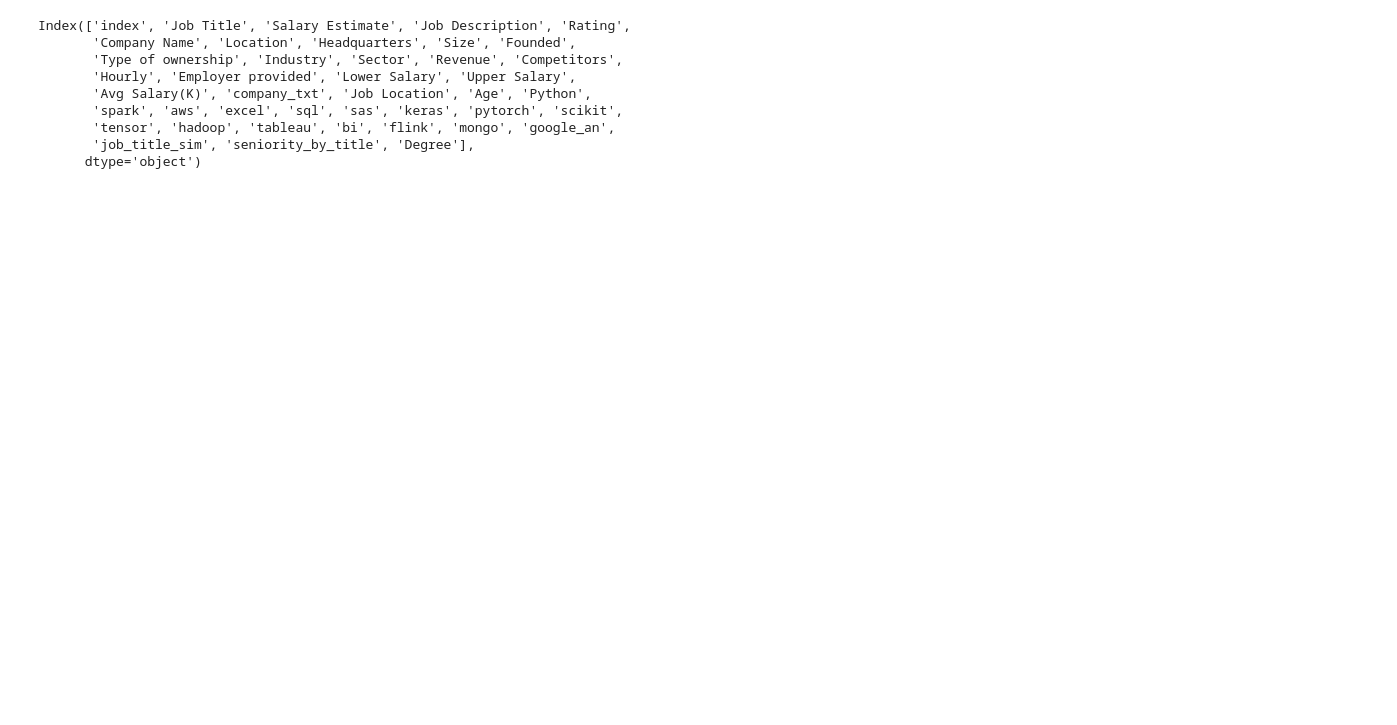
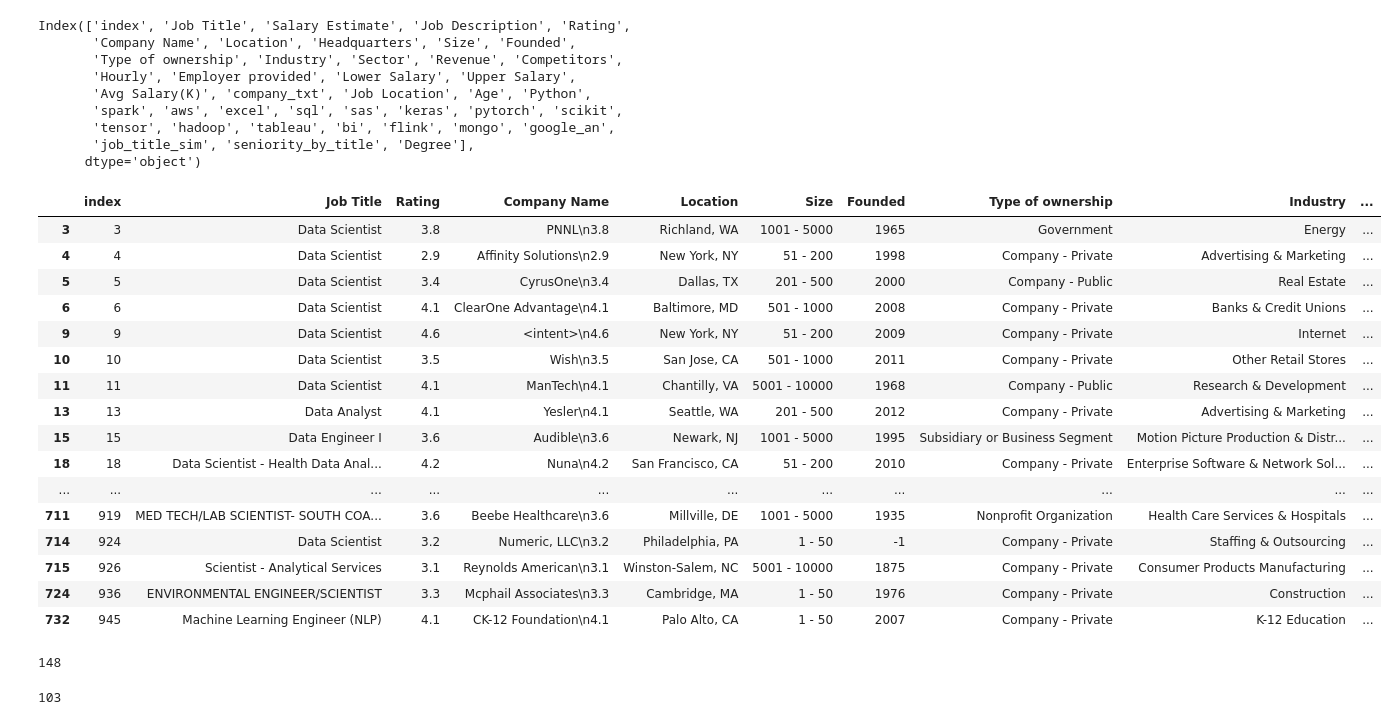
Before and after one commit to RunawayFromMeBby/Data-Science-Salary-Analysis, a Jupyter notebook: group_2_midterm_project_cleanup_alvaro.ipynb, the cells around one changed output. Drawn from its saved outputs; the diff is of its cells as text; code cells hidden in the pictures; blank space fills up the shorter version.

```diff
--- a/group_2_midterm_project_cleanup_alvaro.ipynb
+++ b/group_2_midterm_project_cleanup_alvaro.ipynb
@@ -35,3 +39,71 @@ Index(['index', 'Job Title', 'Salary Estimate', 'Job Description', 'Rating',
        'tensor', 'hadoop', 'tableau', 'bi', 'flink', 'mongo', 'google_an',
        'job_title_sim', 'seniority_by_title', 'Degree'],
       dtype='object')
+# %%
+# Same Cleaned DF but included 'Location' and 'Company Name'
+data_analysis_df = data_science_jobs_df.drop(columns = ['Salary Estimate','Job Description','Headquarters','Revenue','Competitors',
+                                                         'company_txt','spark','aws',
+                                                         'sql','sas','keras','pytorch','scikit',
+                                                         'tensor','hadoop','tableau','bi','flink',
+                                                         'mongo','google_an','job_title_sim'])
+# Dropped all 'sr' positions in the 'seniority_by_title' column
+data_analysis_df.drop(data_analysis_df[data_analysis_df['seniority_by_title']=='sr'].index,inplace = True)
+
+# Dropped all positions that require a master's degree 'M' and PHD degree 'P' in the 'Degree' column
+data_analysis_df.drop(data_analysis_df[data_analysis_df['Degree']=='M'].index,inplace = True)
+data_analysis_df.drop(data_analysis_df[data_analysis_df['Degree']=='P'].index,inplace = True)
+
+# Dropped row with an unknown company size
+data_analysis_df.drop(data_analysis_df[data_analysis_df['Size']=='unknown'].index,inplace = True)
+# %%
+unwanted_job_titles = ['College Hire - Data Scientist - Open to December 2019 Graduates',
+                       'Data Analytics Manager','MongoDB Data Engineer II','VP, Data Science',
+                      'Staff Machine Learning Engineer','Staff Scientist',
+                       'Director - Data, Privacy and AI Governance',
+                      'Associate Data Analyst- Graduate Development Program','IT - Data Engineer II',
+                      'Staff Scientist- Upstream PD','Director Data Science',
+                       'Associate Machine Learning Engineer / Data Scientist May 2020 Undergrad',
+                      'Data Science Manager','Data Analyst 2 (Missionary Department)','Manager of Data Science',
+                      'Quality Control Scientist III- Analytical Development',
+                       'Software Engineer Staff Scientist: Human Language Technologies',
+                      'Data Scientist / Machine Learning Expert','Data Management Specialist','Project Scientist',
+                      'Business Data Analyst, SQL','Systems Engineer II - Data Analyst',
+                      'Manager, Safety Scientist, Medical Safety & Risk Management','Revenue Analytics Manager',
+                      'Associate Data Analyst','Associate Scientist, LC/MS Biologics',
+                      'Corporate Risk Data Analyst (SQL Based) - Milwaukee or',
+                      'Marketing Data Analyst, May 2020 Undergrad','IT Associate Data Analyst',
+                      ]
+
+
+# Dropping all the rows with positions in the unwanted_job_titles
+for unwanted in unwanted_job_titles:
+    data_analysis_df.drop(data_analysis_df[data_analysis_df['Job Title'] == unwanted].index,inplace = True)
+
+data_analysis_df
+# %% [output]
+|  | index | Job Title | Rating | Company Name | Location | Size | Founded | Type of ownership | Industry | ... |
+| 3 | 3 | Data Scientist | 3.8 | PNNL\n3.8 | Richland, WA | 1001 - 5000 | 1965 | Government | Energy | ... |
+| 4 | 4 | Data Scientist | 2.9 | Affinity Solutions\n2.9 | New York, NY | 51 - 200 | 1998 | Company - Private | Advertising & Marketing | ... |
+| 5 | 5 | Data Scientist | 3.4 | CyrusOne\n3.4 | Dallas, TX | 201 - 500 | 2000 | Company - Public | Real Estate | ... |
+| 6 | 6 | Data Scientist | 4.1 | ClearOne Advantage\n4.1 | Baltimore, MD | 501 - 1000 | 2008 | Company - Private | Banks & Credit Unions | ... |
+| 9 | 9 | Data Scientist | 4.6 | <intent>\n4.6 | New York, NY | 51 - 200 | 2009 | Company - Private | Internet | ... |
+| 10 | 10 | Data Scientist | 3.5 | Wish\n3.5 | San Jose, CA | 501 - 1000 | 2011 | Company - Private | Other Retail Stores | ... |
+| 11 | 11 | Data Scientist | 4.1 | ManTech\n4.1 | Chantilly, VA | 5001 - 10000 | 1968 | Company - Public | Research & Development | ... |
+| 13 | 13 | Data Analyst | 4.1 | Yesler\n4.1 | Seattle, WA | 201 - 500 | 2012 | Company - Private | Advertising & Marketing | ... |
+| 15 | 15 | Data Engineer I | 3.6 | Audible\n3.6 | Newark, NJ | 1001 - 5000 | 1995 | Subsidiary or Business Segment | Motion Picture Production & Distr... | ... |
+| 18 | 18 | Data Scientist - Health Data Anal... | 4.2 | Nuna\n4.2 | San Francisco, CA | 51 - 200 | 2010 | Company - Private | Enterprise Software & Network Sol... | ... |
+| ... | ... | ... | ... | ... | ... | ... | ... | ... | ... | ... |
+| 711 | 919 | MED TECH/LAB SCIENTIST- SOUTH COA... | 3.6 | Beebe Healthcare\n3.6 | Millville, DE | 1001 - 5000 | 1935 | Nonprofit Organization | Health Care Services & Hospitals | ... |
+| 714 | 924 | Data Scientist | 3.2 | Numeric, LLC\n3.2 | Philadelphia, PA | 1 - 50 | -1 | Company - Private | Staffing & Outsourcing | ... |
+| 715 | 926 | Scientist - Analytical Services | 3.1 | Reynolds American\n3.1 | Winston-Salem, NC | 5001 - 10000 | 1875 | Company - Private | Consumer Products Manufacturing | ... |
+| 724 | 936 | ENVIRONMENTAL ENGINEER/SCIENTIST | 3.3 | Mcphail Associates\n3.3 | Cambridge, MA | 1 - 50 | 1976 | Company - Private | Construction | ... |
+| 732 | 945 | Machine Learning Engineer (NLP) | 4.1 | CK-12 Foundation\n4.1 | Palo Alto, CA | 1 - 50 | 2007 | Company - Private | K-12 Education | ... |
+# %%
+data_analysis_df['Company Name'].nunique()
+# %% [output]
+148
+# %%
+
+data_analysis_df['Location'].nunique()
+# %% [output]
+103
```
Also changed, not shown: parts of 8 cells of this notebook.
